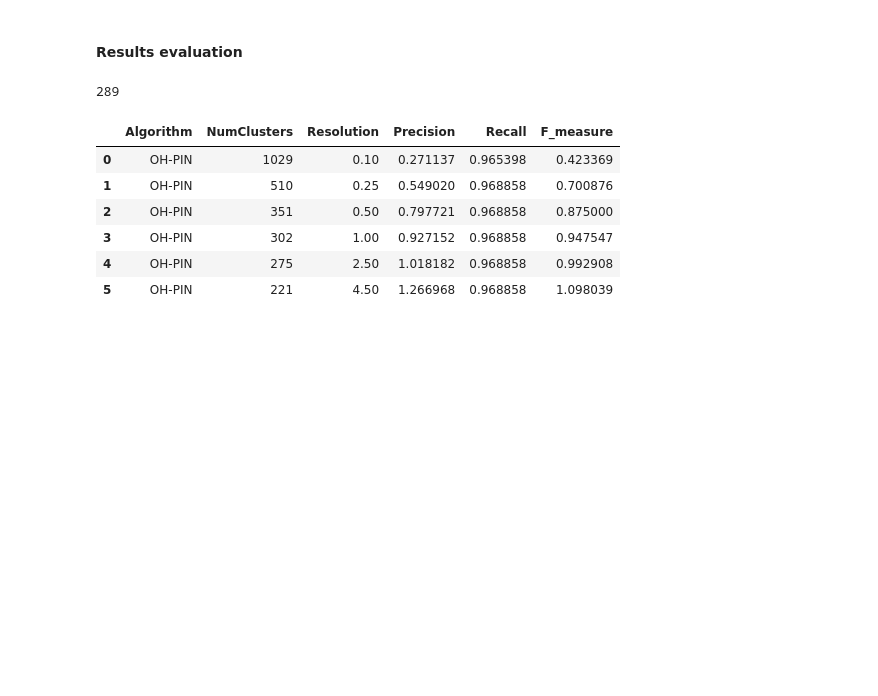
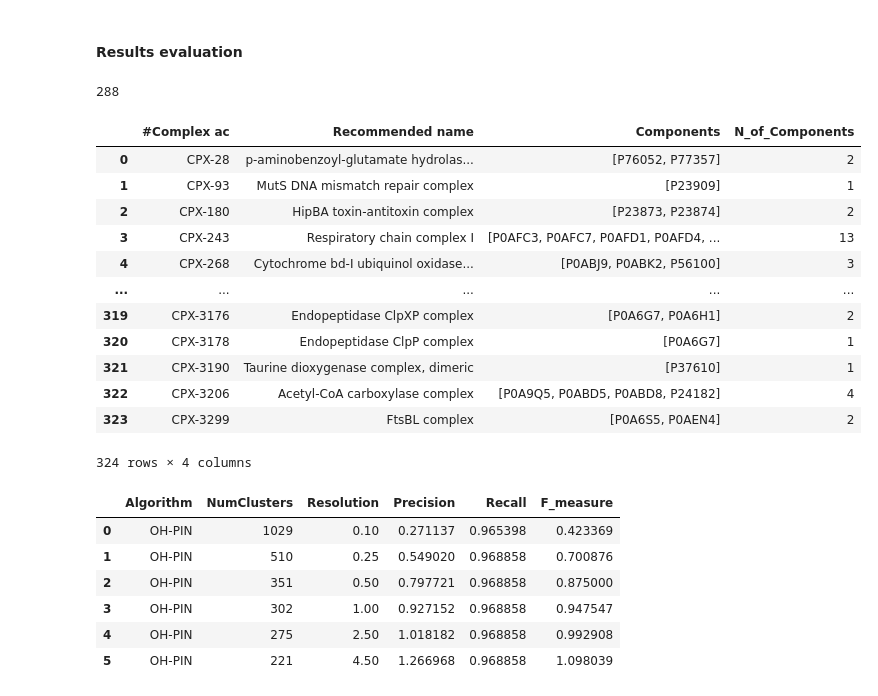
Before and after one commit to nicogreeco/University, a Jupyter notebook: Utrecht University/NetScie Experimental Study/Results_Notebook.ipynb, the cells around one changed output. Saved outputs shown, nothing was run; the diff lists cells and outputs as text; code cells hidden in the pictures; blank space fills up the shorter version.

```diff
--- a/Utrecht University/NetScie Experimental Study/Results_Notebook.ipynb
+++ b/Utrecht University/NetScie Experimental Study/Results_Notebook.ipynb
@@ -223,10 +163,26 @@ def evaluate_clusters_old(predicted_clusters, actual_clusters):
 # %% [markdown]
 #### Results evaluation
 # %%
-path_known_complexes='./Complexes/83333.tsv'
-file_path_alias='./Complexes/511145.protein.aliases.v12.0.txt.gz'
+# Setting the path to the files
+
+path_known_complexes='./data/83333.tsv'
+file_path_alias='./data/511145.protein.aliases.v12.0.txt.gz'
-# %%
-actual_complexes, list_total_protein_ids_in_complexes = get_list_known_complexes(path_known_complexes)
-id_mapper = get_mapping(file_path_alias, list_total_protein_ids_in_complexes)
-# %% [output]
-289
+# %%
+# Loading the data of experimentally determined Complexes
+actual_complexes, list_total_protein_ids_in_complexes, complexes_df = get_list_known_complexes(path_known_complexes)
+complexes_df
+# %% [output]
+288
+|  | #Complex ac | Recommended name | Components | N_of_Components |
+| 0 | CPX-28 | p-aminobenzoyl-glutamate hydrolas... | [P76052, P77357] | 2 |
+| 1 | CPX-93 | MutS DNA mismatch repair complex | [P23909] | 1 |
+| 2 | CPX-180 | HipBA toxin-antitoxin complex | [P23873, P23874] | 2 |
+| 3 | CPX-243 | Respiratory chain complex I | [P0AFC3, P0AFC7, P0AFD1, P0AFD4, ... | 13 |
+| 4 | CPX-268 | Cytochrome bd-I ubiquinol oxidase... | [P0ABJ9, P0ABK2, P56100] | 3 |
+| ... | ... | ... | ... | ... |
+| 319 | CPX-3176 | Endopeptidase ClpXP complex | [P0A6G7, P0A6H1] | 2 |
+| 320 | CPX-3178 | Endopeptidase ClpP complex | [P0A6G7] | 1 |
+| 321 | CPX-3190 | Taurine dioxygenase complex, dimeric | [P37610] | 1 |
+| 322 | CPX-3206 | Acetyl-CoA carboxylase complex | [P0A9Q5, P0ABD5, P0ABD8, P24182] | 4 |
+| 323 | CPX-3299 | FtsBL complex | [P0A6S5, P0AEN4] | 2 |
+324 rows × 4 columns
```
Also changed, not shown: parts of 5 cells of this notebook, 1 other file.
